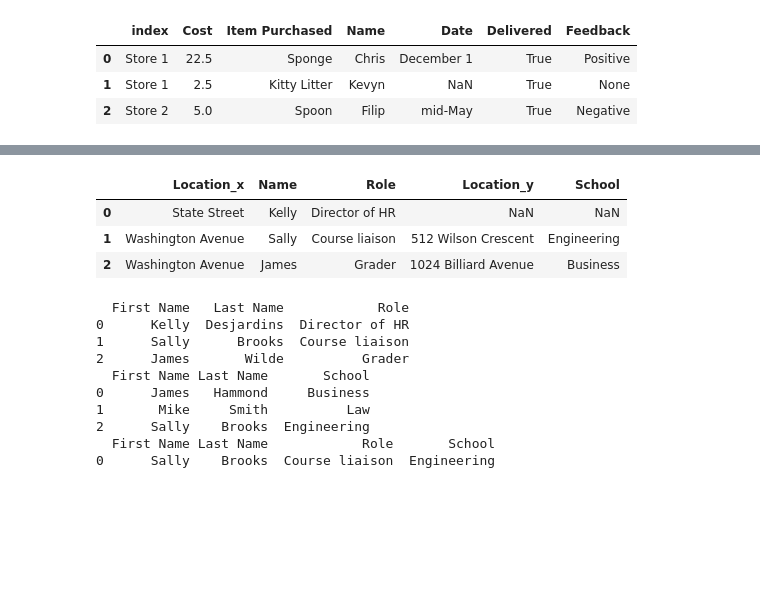
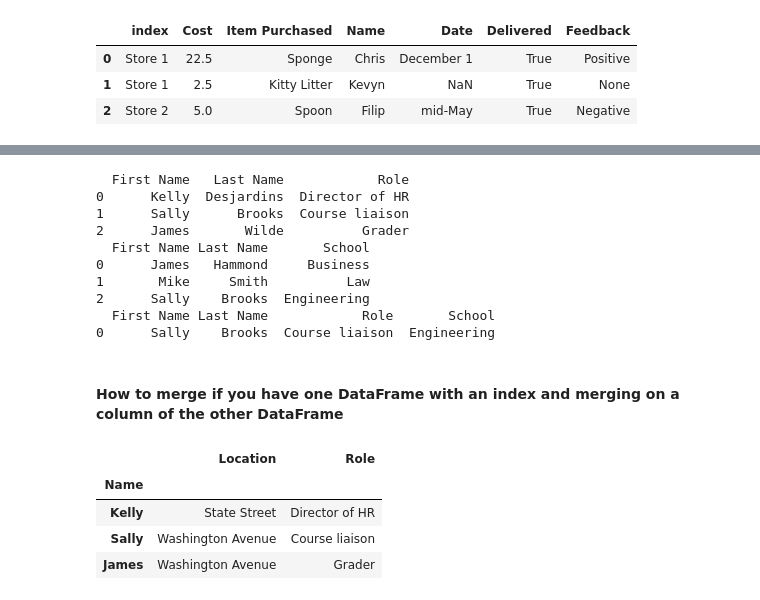
Before and after one commit to charbelgereige/python, a Jupyter notebook: pandas dataframe merge.ipynb, the cells around one changed output, grey strips where cells are left out. Cells and saved outputs as stored; diff of their text form; code cells hidden in the pictures; blank space fills up the shorter version.

```diff
--- a/pandas dataframe merge.ipynb
+++ b/pandas dataframe merge.ipynb
@@ -145,37 +204,34 @@ pd.merge(staff_df, student_df, how='left', left_on='Name', right_on='Name')
 # %%
-staff_df = pd.DataFrame([{'Name':'Kelly','Role':'Director of HR', 'Location':'State Street'},
-                        {'Name':'Sally','Role':'Course liaison', 'Location':'Washington Avenue'},
-                        {'Name':'James','Role':'Grader', 'Location':'Washington Avenue'}])
+# you can use multiple columns to merge on, in this case we use "First Name" and "Last Name"
+staff_df1 = pd.DataFrame([{'First Name':'Kelly','Last Name':'Desjardins','Role':'Director of HR'},
+                        {'First Name':'Sally','Last Name':'Brooks','Role':'Course liaison'},
+                        {'First Name':'James','Last Name':'Wilde','Role':'Grader'}])
 
-student_df = pd.DataFrame([{'Name': 'James', 'School':'Business', 'Location':'1024 Billiard Avenue'},
-                          {'Name': 'Mike', 'School':'Law', 'Location':'Fraternity House #22'},
-                          {'Name': 'Sally', 'School':'Engineering', 'Location':'512 Wilson Crescent'}])
-
-pd.merge(staff_df, student_df, how='left',left_on='Name',right_on='Name')
+student_df1 = pd.DataFrame([{'First Name': 'James','Last Name':'Hammond', 'School':'Business'},
+                          {'First Name': 'Mike','Last Name':'Smith', 'School':'Law'},
+                          {'First Name': 'Sally','Last Name':'Brooks', 'School':'Engineering'}])
+print(staff_df1)
+print(student_df1)
+print(pd.merge(staff_df1, student_df1, how='inner', left_on=['First Name', 'Last Name'], right_on=['First Name','Last Name']))
 # %% [output]
-|  | Location_x | Name | Role | Location_y | School |
-| 0 | State Street | Kelly | Director of HR | NaN | NaN |
-| 1 | Washington Avenue | Sally | Course liaison | 512 Wilson Crescent | Engineering |
-| 2 | Washington Avenue | James | Grader | 1024 Billiard Avenue | Business |
+  First Name   Last Name            Role
+0      Kelly  Desjardins  Director of HR
+1      Sally      Brooks  Course liaison
+2      James       Wilde          Grader
+  First Name Last Name       School
+0      James   Hammond     Business
+1       Mike     Smith          Law
+2      Sally    Brooks  Engineering
+  First Name Last Name            Role       School
+0      Sally    Brooks  Course liaison  Engineering
-# %%
-staff_df = pd.DataFrame([{'First Name':'Kelly','Last Name':'Desjardins','Role':'Director of HR'},
-                        {'First Name':'Sally','Last Name':'Brooks','Role':'Course liaison'},
-                        {'First Name':'James','Last Name':'Wilde','Role':'Grader'}])
-
-student_df = pd.DataFrame([{'First Name': 'James','Last Name':'Hammond', 'School':'Business'},
-                          {'First Name': 'Mike','Last Name':'Smith', 'School':'Law'},
-                          {'First Name': 'Sally','Last Name':'Brooks', 'School':'Engineering'}])
-print(staff_df)
-print(student_df)
-print(pd.merge(staff_df, student_df, how='inner', left_on=['First Name', 'Last Name'], right_on=['First Name','Last Name']))
-# %% [output]
-  First Name   Last Name            Role
-0      Kelly  Desjardins  Director of HR
-1      Sally      Brooks  Course liaison
-2      James       Wilde          Grader
-  First Name Last Name       School
-0      James   Hammond     Business
-1       Mike     Smith          Law
-2      Sally    Brooks  Engineering
-  First Name Last Name            Role       School
-0      Sally    Brooks  Course liaison  Engineering
+# %% [markdown]
+#### How to merge if you have one DataFrame with an index and merging on a column of the other DataFrame
+# %%
+stf_df = staff_df.set_index("Name")
+stf_df
+# %% [output]
+|  | Location | Role |
+| Name |  |  |
+| Kelly | State Street | Director of HR |
+| Sally | Washington Avenue | Course liaison |
+| James | Washington Avenue | Grader |
```
Also changed, not shown: parts of 22 cells of this notebook, 7 other files.
